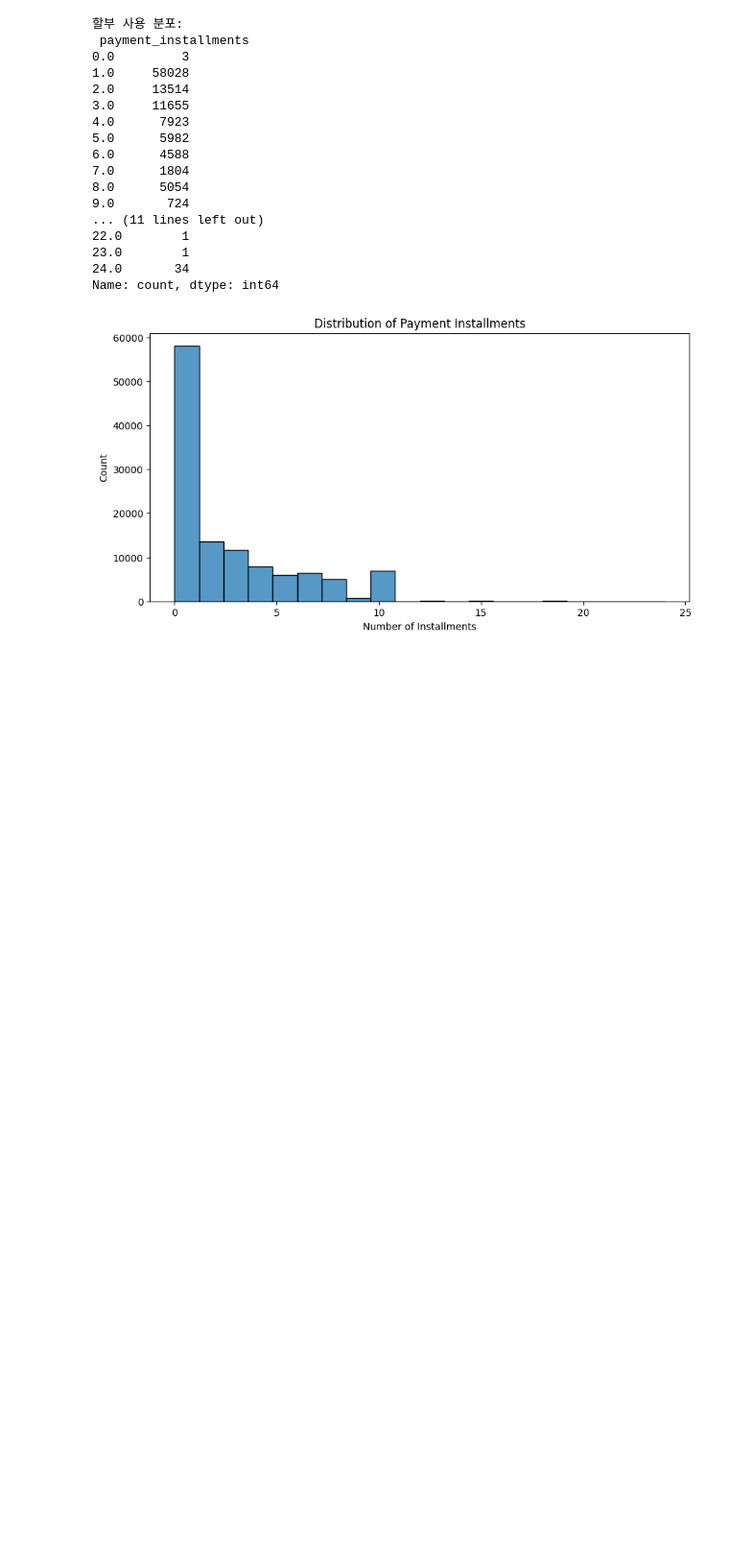
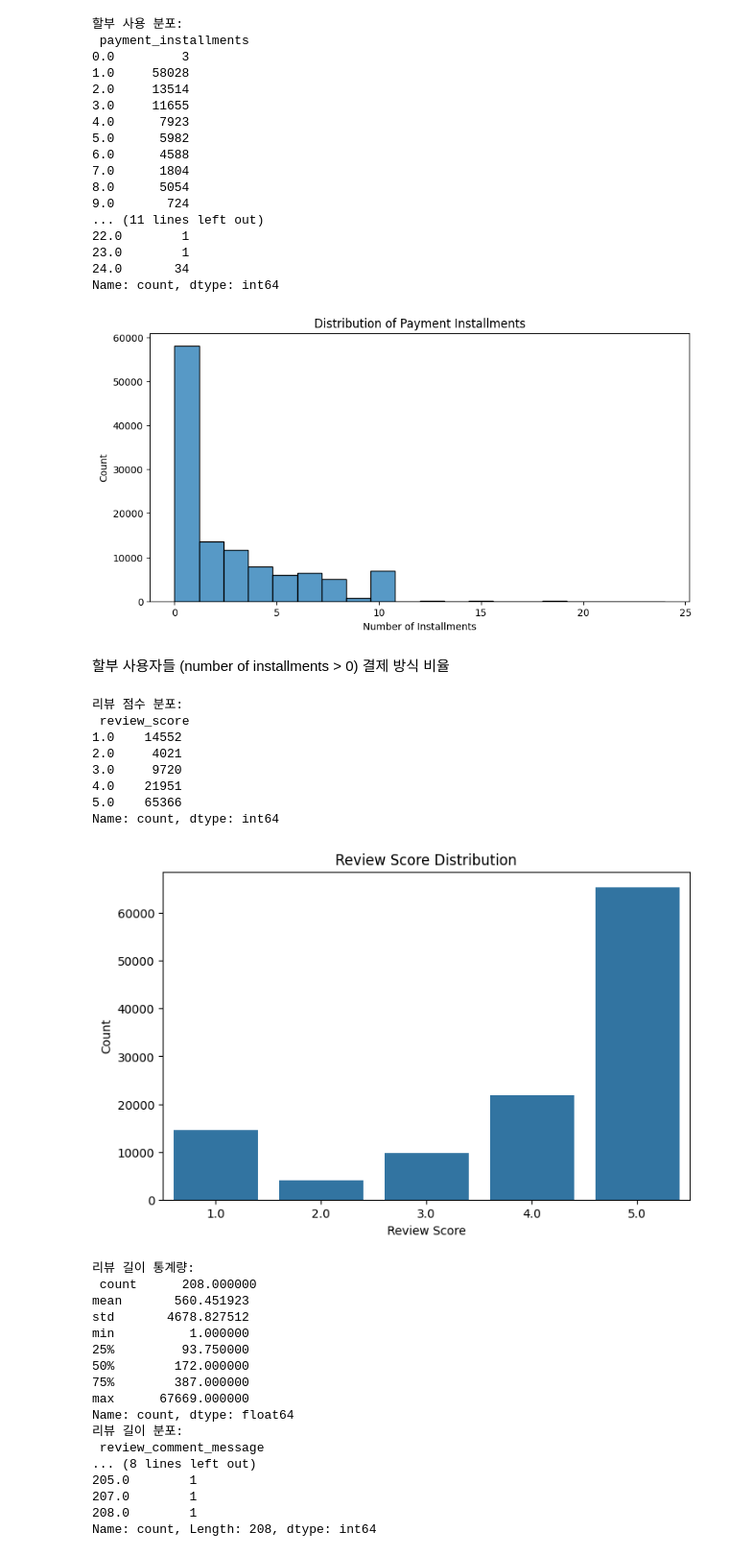
Before and after one commit to dothegee/ecommerce_project, a Jupyter notebook: code/EDA2.ipynb, the cells around one changed output. Shown at 96% size. Saved outputs shown, nothing was run; the diff lists cells and outputs as text; code cells hidden in the pictures; blank space fills up the shorter version.

```diff
--- a/code/EDA2.ipynb
+++ b/code/EDA2.ipynb
@@ -534,3 +543,55 @@ Name: count, dtype: int64
 24.0       34
 Name: count, dtype: int64
 [figure]
+# %% [markdown]
+할부 사용자들 (number of installments > 0) 결제 방식 비율
+# %%
+# 리뷰 점수 분포
+review_scores = df_train['review_score'].value_counts().sort_index()
+print("리뷰 점수 분포:\n", review_scores)
+
+# 시각화 - 리뷰 점수 분포
+plt.figure(figsize=(8, 5))
+sns.countplot(x='review_score', data=df_train, order=review_scores.index)
+plt.title('Review Score Distribution')
+plt.xlabel('Review Score')
+plt.ylabel('Count')
+plt.show()
+
+# 리뷰 코멘트 길이 분석
+review_comment_len = df_train['review_comment_message'].str.len().fillna(0).value_counts().sort_index()
+print("리뷰 길이 통계량:\n", review_comment_len.describe())
+print("리뷰 길이 분포:\n", review_comment_len)
+df_train['comment_length'] = df_train['review_comment_message'].str.len().fillna(0)
+sns.histplot(df_train['comment_length'], kde=True)
+plt.title('Review Comment Length Distribution')
+plt.xlabel('Comment Length')
+plt.ylabel('Frequency')
+plt.show()
+# %% [output]
+리뷰 점수 분포:
+ review_score
+1.0    14552
+2.0     4021
+3.0     9720
+4.0    21951
+5.0    65366
+Name: count, dtype: int64
+[figure, added]
+리뷰 길이 통계량:
+ count      208.000000
+mean       560.451923
+std       4678.827512
+min          1.000000
+25%         93.750000
+50%        172.000000
+75%        387.000000
+max      67669.000000
+Name: count, dtype: float64
+리뷰 길이 분포:
+ review_comment_message
+... (8 lines left out)
+205.0        1
+207.0        1
+208.0        1
+Name: count, Length: 208, dtype: int64
```
Also changed, not shown: parts of 11 cells of this notebook.
